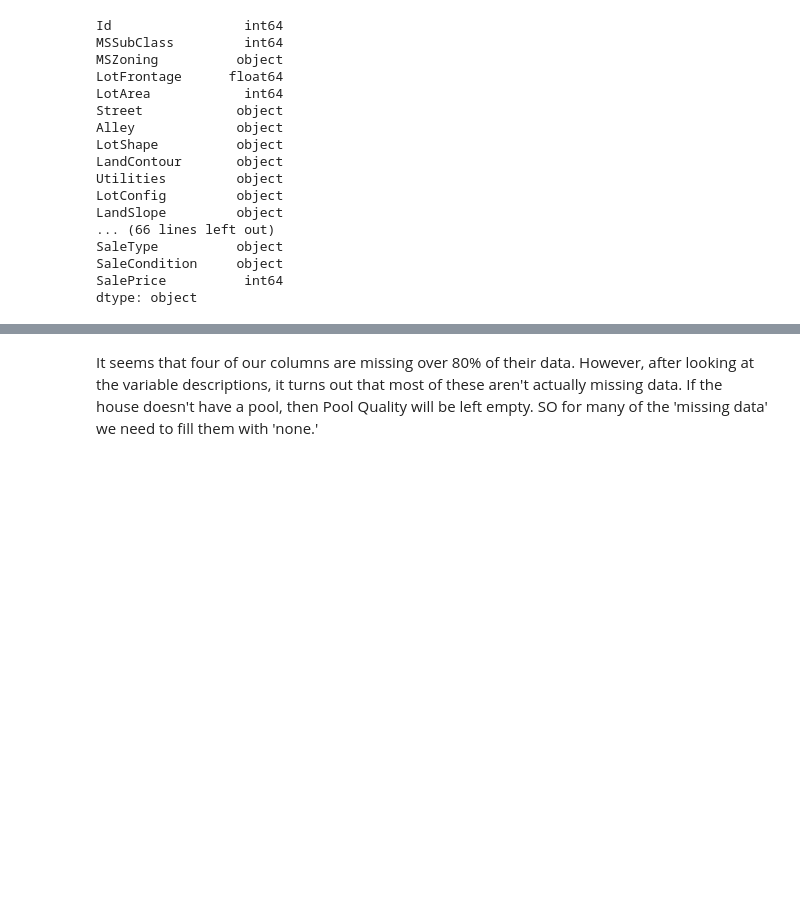
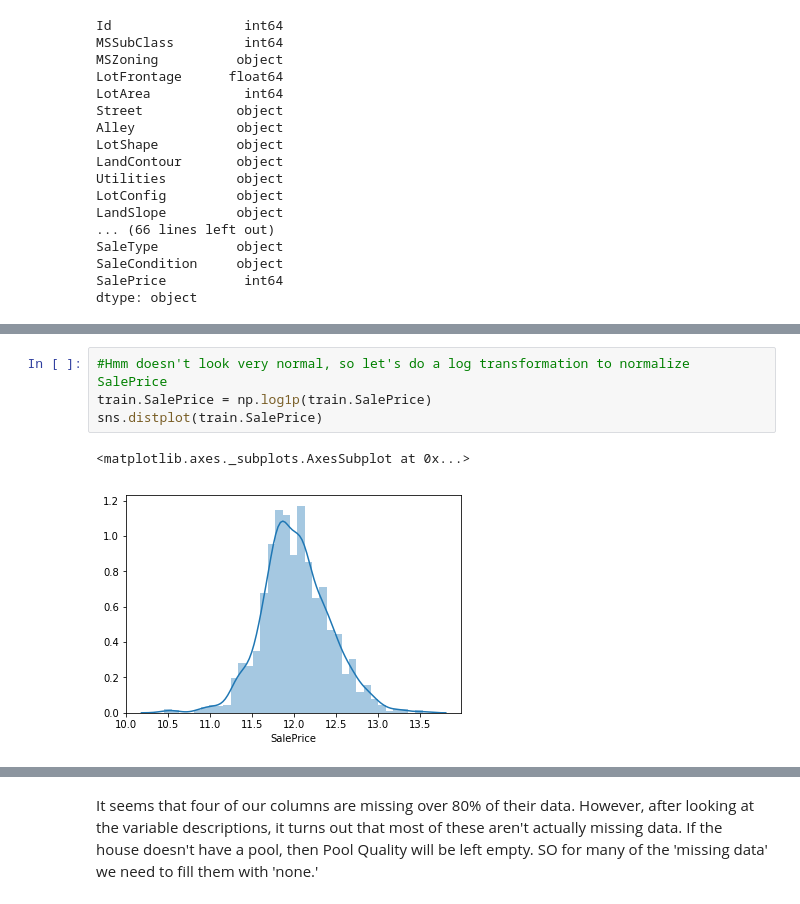
Before and after one commit to ctrosenberg/ml-class, a Jupyter notebook: Homework 2/Homework 2.ipynb, the cells around one changed output, grey strips where cells are left out. Saved outputs shown, nothing was run; the diff lists cells and outputs as text; blank space fills up the shorter version.

```diff
--- a/Homework 2/Homework 2.ipynb
+++ b/Homework 2/Homework 2.ipynb
@@ -65,0 +117,7 @@ train = train.drop(['Utilities'], axis=1)
+# %%
+#Hmm doesn't look very normal, so let's do a log transformation to normalize SalePrice
+train.SalePrice = np.log1p(train.SalePrice)
+sns.distplot(train.SalePrice)
+# %% [output]
+<matplotlib.axes._subplots.AxesSubplot at 0x...>
+[figure, added]
```
Also changed, not shown: parts of 60 cells of this notebook.
